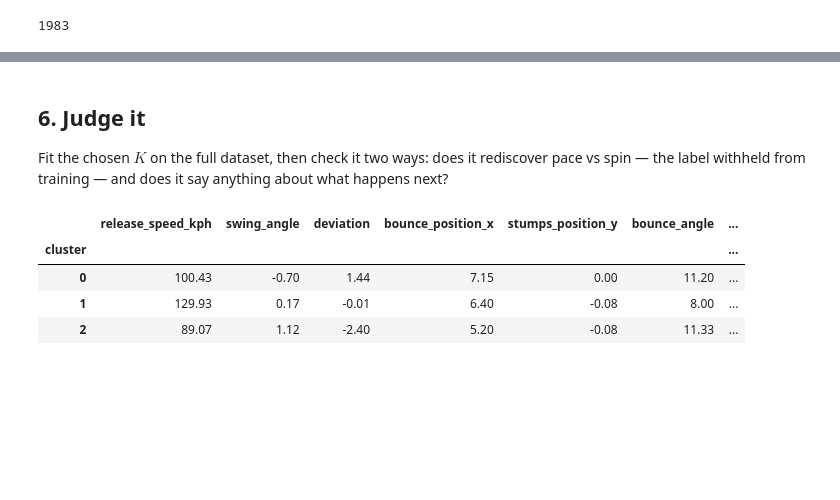
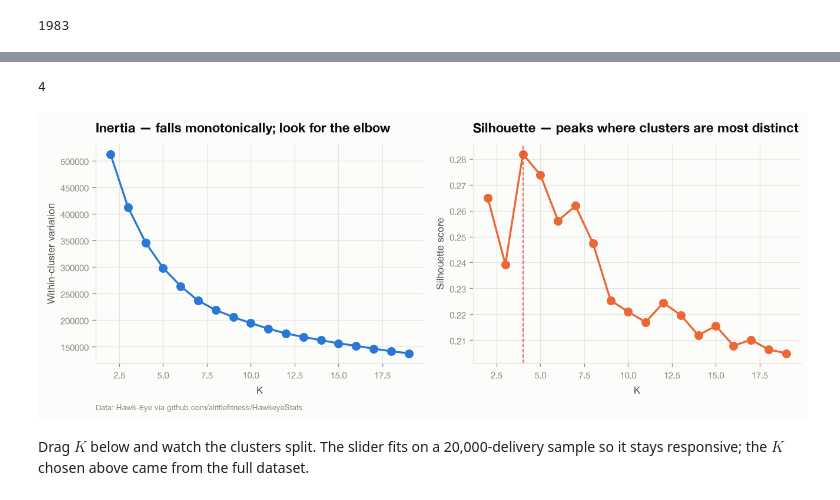
Before and after one commit to kishan19/ds-with-cricket-basic-ML, a Jupyter notebook: lessons/01-kmeans-clustering/lesson.ipynb, the cells around one changed output, grey strips where cells are left out. Cells and saved outputs as stored; diff of their text form; code cells hidden in the pictures; blank space fills up the shorter version.

Commit message:
added clustering

```diff
--- a/lessons/01-kmeans-clustering/lesson.ipynb
+++ b/lessons/01-kmeans-clustering/lesson.ipynb
@@ -100,3 +118,10 @@ grade the clusters, never to build them.
 # %%
-df["bowling_type"].value_counts(normalize=True).round(3)
+df["family"] = np.where(df["bowlingStyle"].isin(PACE_STYLES), "pace", "spin")
+(
+    df.groupby("bowler_type")
+    .agg(deliveries=("bowler", "size"), bowlers=("bowler", "nunique"),
+         family=("family", "first"), median_kph=("ballSpeed", "median"))
+    .assign(median_kph=lambda t: (t.median_kph * MS_TO_KPH).round(1))
+    .sort_values("deliveries", ascending=False)
+)
 # %% [output]
@@ -149,14 +145,0 @@ does not reward adding clusters for free).
-# %%
-FEATURES = list(PHYSICS_COLUMNS)
-X = StandardScaler().fit_transform(df[FEATURES])
-
-sil_sample = rng.choice(len(X), size=10_000, replace=False)
-curve = pd.DataFrame([
-    {
-        "k": k,
-        "inertia": (m := KMeans(n_clusters=k, random_state=SEED, n_init=10).fit(X)).inertia_,
-        "silhouette": silhouette_score(X[sil_sample], m.labels_[sil_sample]),
-    }
-    for k in range(2, 9)
-])
-curve
@@ -218,20 +232,26 @@ interactive(children=(IntSlider(value=3, continuous_update=False, description='k
-# %% [markdown]
-## 6. Judge it
-
-Fit the chosen $K$ on the full dataset, then check it two ways: does it
-rediscover pace vs spin — the label withheld from training — and does it say
-anything about what happens next?
-# %%
-final_km = KMeans(n_clusters=best_k, random_state=SEED, n_init=10).fit(X)
-df = df.assign(cluster=final_km.labels_)
-
-centres = df.groupby("cluster")[FEATURES].mean().round(2)
-sizes = df["cluster"].value_counts(normalize=True).round(3).rename("share")
-centres.join(sizes)
-# %% [output]
-|  | release_speed_kph | swing_angle | deviation | bounce_position_x | stumps_position_y | bounce_angle | ... |
-| cluster |  |  |  |  |  |  | ... |
-| 0 | 100.43 | -0.70 | 1.44 | 7.15 | 0.00 | 11.20 | ... |
-| 1 | 129.93 | 0.17 | -0.01 | 6.40 | -0.08 | 8.00 | ... |
-| 2 | 89.07 | 1.12 | -2.40 | 5.20 | -0.08 | 11.33 | ... |
+# %%
+fig, axes = plt.subplots(1, 2, figsize=(11, 4.2))
+
+axes[0].plot(curve.k, curve.inertia, marker="o")
+axes[0].set_title("Inertia — falls monotonically; look for the elbow")
+axes[0].set_xlabel("K")
+axes[0].set_ylabel("Within-cluster variation")
+
+best_k = int(curve.loc[curve.silhouette.idxmax(), "k"])
+axes[1].plot(curve.k, curve.silhouette, marker="o", color=CATEGORICAL[1])
+axes[1].axvline(best_k, color=CATEGORICAL[7], linestyle="--", linewidth=1)
+axes[1].set_title("Silhouette — peaks where clusters are most distinct")
+axes[1].set_xlabel("K")
+axes[1].set_ylabel("Silhouette score")
+
+fig.tight_layout()
+annotate_source(axes[0], text=ATTRIBUTION)
+best_k
+# %% [output]
+4
+[figure, added]
+# %% [markdown]
+Drag $K$ below and watch the clusters split. The slider fits on a
+20,000-delivery sample so it stays responsive; the $K$ chosen above came from
+the full dataset.
 # %%
```
Also changed, not shown: parts of 34 cells of this notebook, 9 other files.
